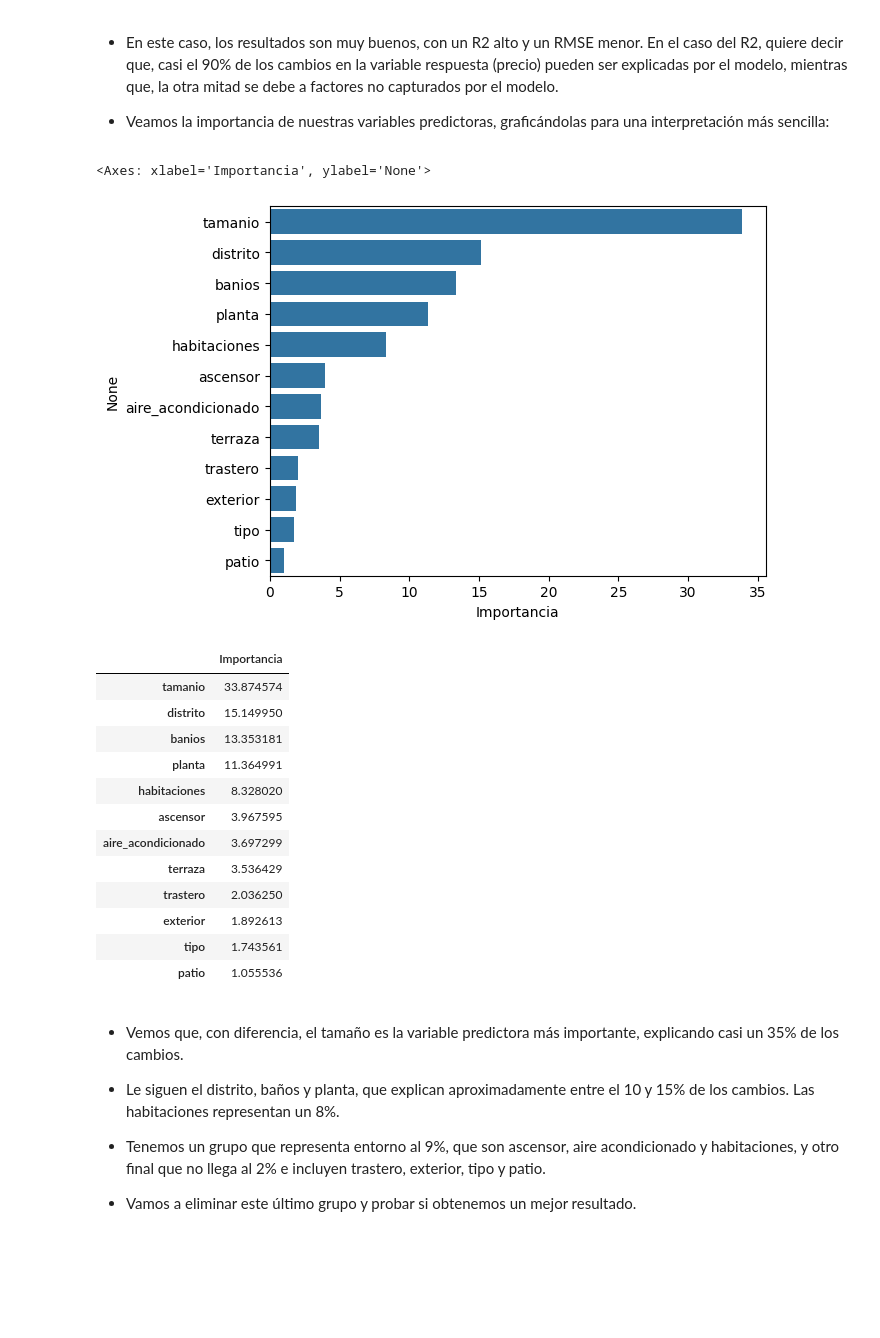
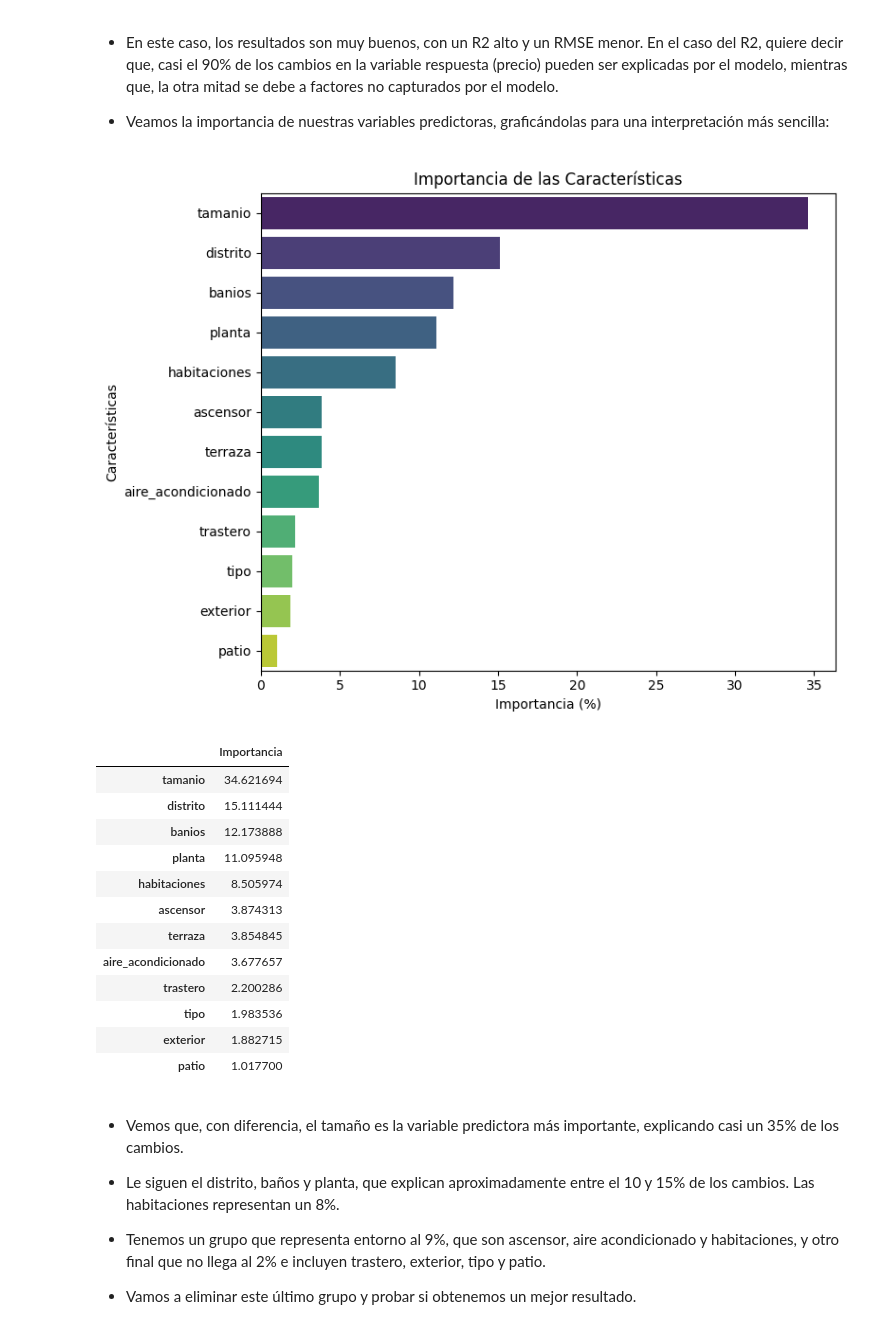
Before and after one commit to davfranco1/Proyecto-Rentabilidad-Viviendas, a Jupyter notebook: notebooks/3_Modelos.ipynb, the cells around one changed output. Cells and saved outputs as stored; diff of their text form; code cells hidden in the pictures; blank space fills up the shorter version.

```diff
--- a/notebooks/3_Modelos.ipynb
+++ b/notebooks/3_Modelos.ipynb
@@ -123,5 +119,5 @@ El precio medio de las viviendas en el conjunto de datos es de: 911 euros.
 # %% [markdown]
 ## Random Forest
 # %%
-modelo_final_rf, df_metricas_rf = sm.probar_modelo(X, y["precio"].values, X_test, y_test, parametros_default["random_forest"], RandomForestRegressor())
+modelo_rf, metricas_rf = sm.entrenar_modelo(X, y["precio"].values, X_test, y_test, params["random_forest"], 'RandomForest')
 # %% [output]
@@ -137,28 +133,23 @@ Los mejores parámetros para el modelo con RandomForestRegressor() son:
 - En este caso, los resultados son muy buenos, con un R2 alto y un RMSE menor. En el caso del R2, quiere decir que, casi el 90% de los cambios en la variable respuesta (precio) pueden ser explicadas por el modelo, mientras que, la otra mitad se debe a factores no capturados por el modelo.
 
 - Veamos la importancia de nuestras variables predictoras, graficándolas para una interpretación más sencilla:
-# %%
-df_importancia_rf = pd.DataFrame((modelo_final_rf.feature_importances_)*100, columns= ["Importancia"], index=X.columns).sort_values(by="Importancia", ascending = False)
-sns.barplot(x = "Importancia", y= df_importancia_rf.index, data = df_importancia_rf)
-# %% [output]
-<Axes: xlabel='Importancia', ylabel='None'>
-[figure, removed]
-# %%
-df_importancia_rf
-# %% [output]
-|  | Importancia |
-| tamanio | 33.874574 |
-| distrito | 15.149950 |
-| banios | 13.353181 |
-| planta | 11.364991 |
-| habitaciones | 8.328020 |
-| ascensor | 3.967595 |
-| aire_acondicionado | 3.697299 |
-| terraza | 3.536429 |
-| trastero | 2.036250 |
-| exterior | 1.892613 |
-| tipo | 1.743561 |
-| patio | 1.055536 |
+# %%
+sm.importancia_caracteristicas(modelo_rf, X)
+# %% [output]
+[figure, added]
+|  | Importancia |
+| tamanio | 34.621694 |
+| distrito | 15.111444 |
+| banios | 12.173888 |
+| planta | 11.095948 |
+| habitaciones | 8.505974 |
+| ascensor | 3.874313 |
+| terraza | 3.854845 |
+| aire_acondicionado | 3.677657 |
+| trastero | 2.200286 |
+| tipo | 1.983536 |
+| exterior | 1.882715 |
+| patio | 1.017700 |
 # %% [markdown]
 - Vemos que, con diferencia, el tamaño es la variable predictora más importante, explicando casi un 35% de los cambios.
 
```
Also changed, not shown: parts of 12 cells of this notebook, 7 other files.
